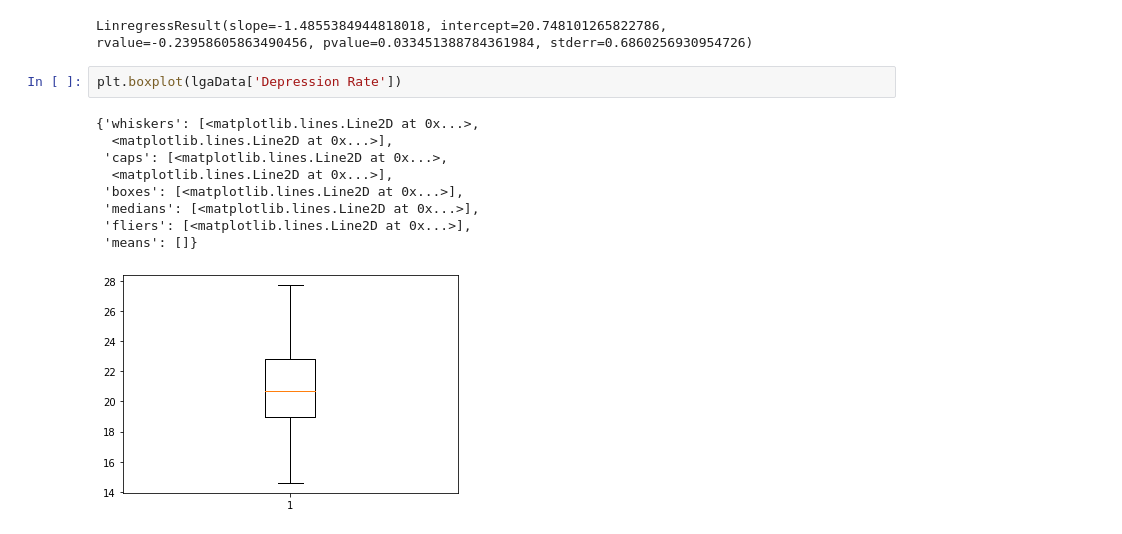
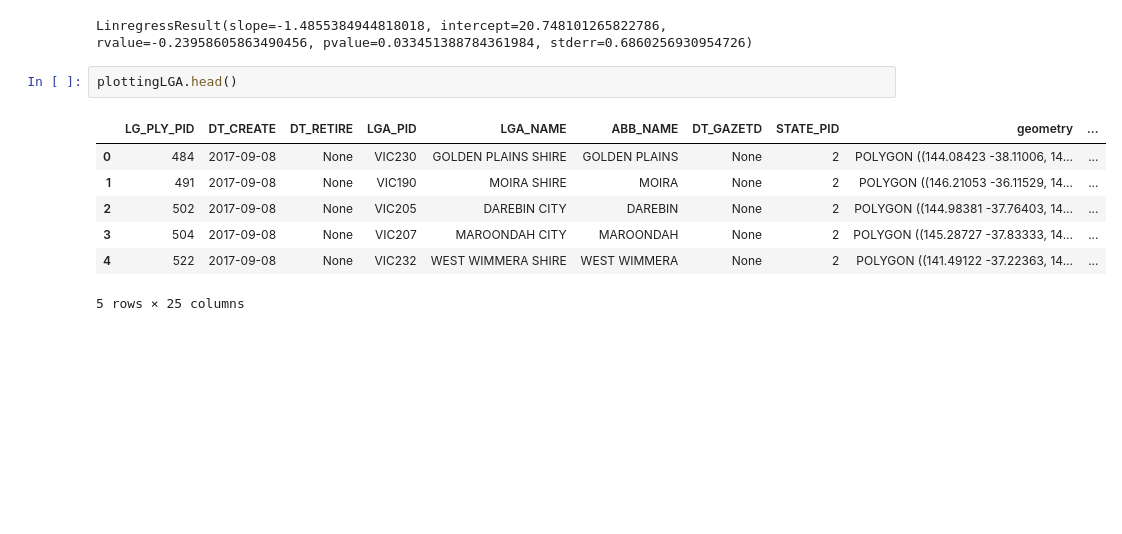
Before and after one commit to owowouwu/Youth-DS-Project, a Jupyter notebook: analysis2.ipynb, the cells around one changed output. Saved outputs shown, nothing was run; the diff lists cells and outputs as text; blank space fills up the shorter version.

```diff
--- a/analysis2.ipynb
+++ b/analysis2.ipynb
@@ -366,15 +368,13 @@ model = linregress(zScores['overallZ'], df['Depression Rate'])
 model
 # %% [output]
 LinregressResult(slope=-1.4855384944818018, intercept=20.748101265822786, rvalue=-0.23958605863490456, pvalue=0.033451388784361984, stderr=0.6860256930954726)
-# %%
-plt.boxplot(lgaData['Depression Rate'])
-# %% [output]
-{'whiskers': [<matplotlib.lines.Line2D at 0x...>,
-  <matplotlib.lines.Line2D at 0x...>],
- 'caps': [<matplotlib.lines.Line2D at 0x...>,
-  <matplotlib.lines.Line2D at 0x...>],
- 'boxes': [<matplotlib.lines.Line2D at 0x...>],
- 'medians': [<matplotlib.lines.Line2D at 0x...>],
- 'fliers': [<matplotlib.lines.Line2D at 0x...>],
- 'means': []}
-[figure, removed]
+# %%
+plottingLGA.head()
+# %% [output]
+|  | LG_PLY_PID | DT_CREATE | DT_RETIRE | LGA_PID | LGA_NAME | ABB_NAME | DT_GAZETD | STATE_PID | geometry | ... |
+| 0 | 484 | 2017-09-08 | None | VIC230 | GOLDEN PLAINS SHIRE | GOLDEN PLAINS | None | 2 | POLYGON ((144.08423 -38.11006, 14... | ... |
+| 1 | 491 | 2017-09-08 | None | VIC190 | MOIRA SHIRE | MOIRA | None | 2 | POLYGON ((146.21053 -36.11529, 14... | ... |
+| 2 | 502 | 2017-09-08 | None | VIC205 | DAREBIN CITY | DAREBIN | None | 2 | POLYGON ((144.98381 -37.76403, 14... | ... |
+| 3 | 504 | 2017-09-08 | None | VIC207 | MAROONDAH CITY | MAROONDAH | None | 2 | POLYGON ((145.28727 -37.83333, 14... | ... |
+| 4 | 522 | 2017-09-08 | None | VIC232 | WEST WIMMERA SHIRE | WEST WIMMERA | None | 2 | POLYGON ((141.49122 -37.22363, 14... | ... |
+5 rows × 25 columns
```
Also changed, not shown: parts of 3 cells of this notebook, 7 other files.
